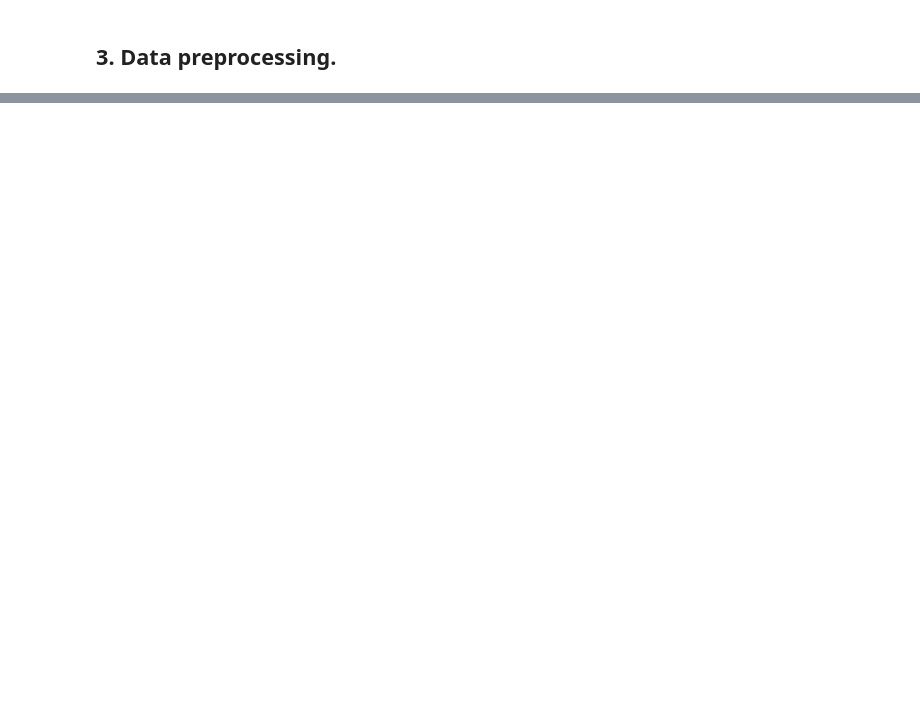
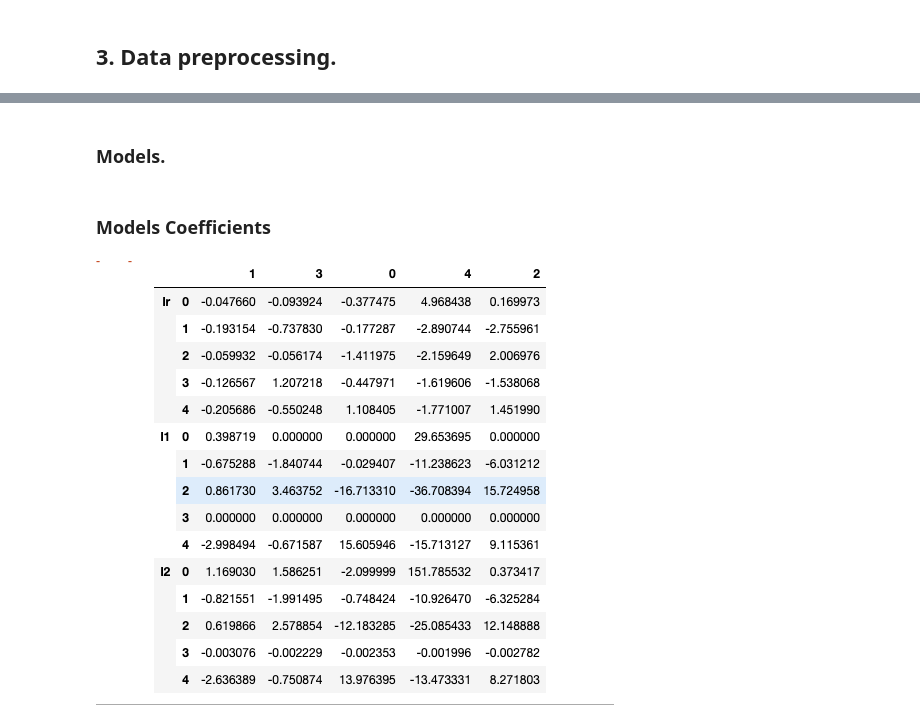
Before and after one commit to marcndo/ML_IBM, a Jupyter notebook: SupervisedML/Classification/final_project/course2_final_project.ipynb, the cells around one changed output, grey strips where cells are left out. Drawn from its saved outputs; the diff is of its cells as text; code cells hidden in the pictures; blank space fills up the shorter version.

```diff
--- a/SupervisedML/Classification/final_project/course2_final_project.ipynb
+++ b/SupervisedML/Classification/final_project/course2_final_project.ipynb
@@ -348,0 +31,8 @@ y_train_.drop(columns="enrollee_id", inplace=True)
+# %% [markdown]
+### Models.
+# %% [markdown]
+###                                                   Models Coefficients
+# %%
+Image("/Users/marcelgrossmann/Documents/Project/MLCoursera/Dataset/coefficient.png")
+# %% [output]
+[figure, added]
```
Also changed, not shown: parts of 65 cells of this notebook.
